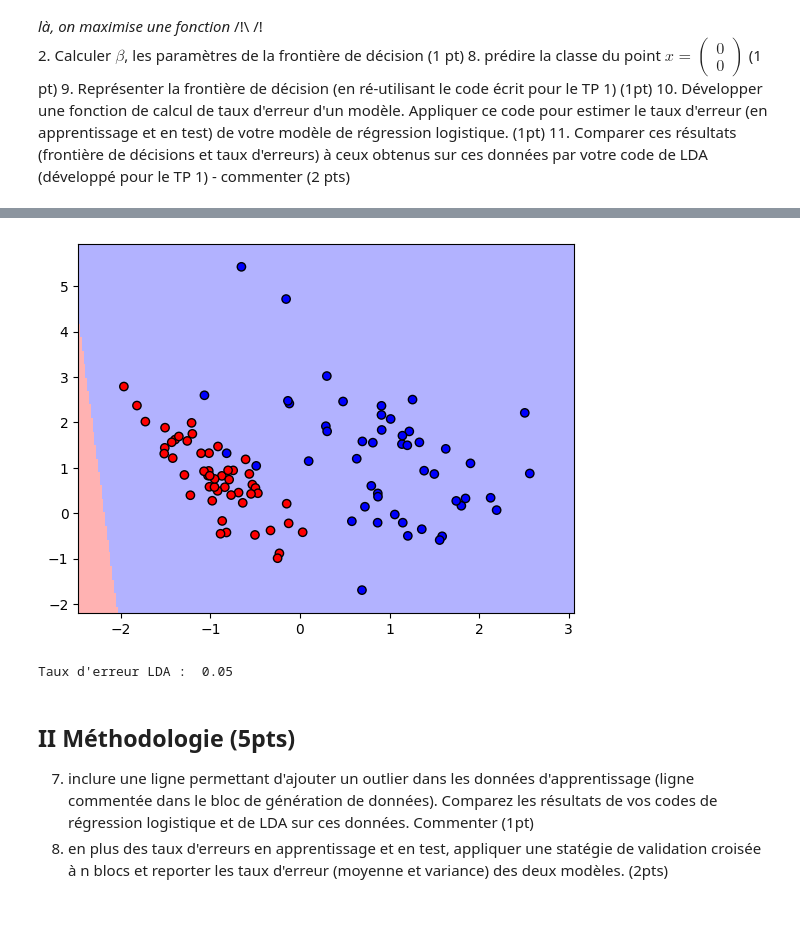
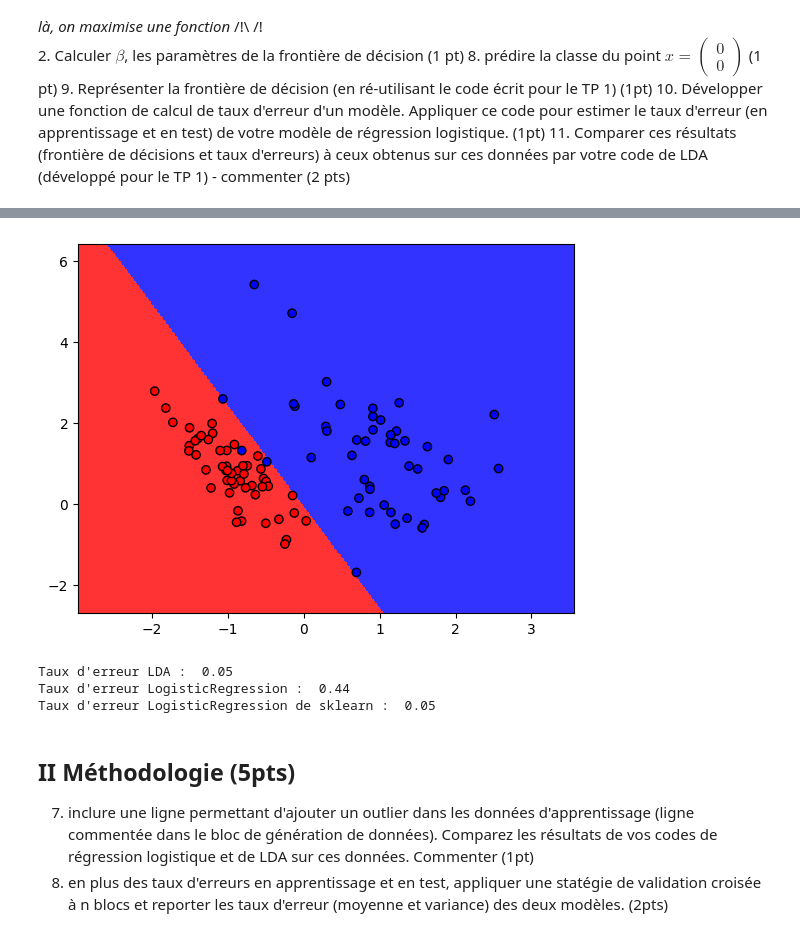
Before and after one commit to hiririri/Project_IntroML, a Jupyter notebook: Proj_IntroML_2023.ipynb, the cells around one changed output, grey strips where cells are left out. Drawn from its saved outputs; the diff is of its cells as text; code cells hidden in the pictures.

```diff
--- a/Proj_IntroML_2023.ipynb
+++ b/Proj_IntroML_2023.ipynb
@@ -65,7 +65,7 @@ def sigmoid(beta, x):
   return 1/(1+np.exp(-np.dot(x,beta)))
 # %%
 # descente de gradient
-def gradient_descent(Xb, y_train, eta=1e-3, itermax=10000, epsilon=1e-10):
+def gradient_descent(Xb, y_train, eta=1e-3, itermax=10000, epsilon=1e-8):
     dim = Xb.shape[1] - 1  # dimension de l'échantillon en enlevant la colonne de 1 (bias)
     beta = np.random.normal(size=(dim+1, 1))
     i = 1
@@ -111,7 +111,7 @@ def gradient_descent(Xb, y_train, eta=1e-3, itermax=10000, epsilon=1e-10):
 
     return beta, loss
 
-beta, loss = gradient_descent(Xb, y_train, eta=1e-3)
+beta, loss = gradient_descent(Xb, y_train)
 print("Paramètre finale : \n", beta)
 plt.plot(loss)
 plt.title("Maximisation de pertes")
@@ -137,25 +137,27 @@ Paramètre finale :
 # %%
 # frontière de décision
 def decision_boundary(beta, X, y):
-    x_min, x_max = X[:, 0].min() - .5, X[:, 0].max() + .5
-    y_min, y_max = X[:, 1].min() - .5, X[:, 1].max() + .5
+    x_min, x_max = X[:, 0].min() - 1, X[:, 0].max() + 1
+    y_min, y_max = X[:, 1].min() - 1, X[:, 1].max() + 1
     h = .02
 
     xlim = np.arange(x_min, x_max, h)
     ylim = np.arange(y_min, y_max, h)
 
     xx, yy = np.meshgrid(xlim, ylim)
 
-    Xtest = np.c_[np.ones((xx.ravel().shape[0], 1)), xx.ravel(), yy.ravel()]
-    ypred = sigmoid(beta, Xtest).reshape(xx.shape)
+    # ajouter une colonne de 1 pour le biais
+    Xtest = np.column_stack((xx.ravel(), yy.ravel(), np.ones(xx.ravel().shape[0])))
+    ypred = sigmoid(beta, Xtest)
+    ypred = ypred.reshape(xx.shape)
 
     figure = plt.figure()
-    plt.pcolormesh(xx, yy, ypred, cmap=cm_bright, shading='auto', alpha=0.3)
+    plt.pcolormesh(xx, yy, ypred, cmap=cm_bright, shading='auto', alpha=0.8)
     plt.scatter(X[:, 0], X[:, 1], c=y, cmap=cm_bright,edgecolors='k')
 
 decision_boundary(beta, X, y)
 # %% [output]
-[figure, old version]
+[figure, new version]
 # %%
 # taux d'erreur
 def error_rate(y,y_pred):
@@ -167,8 +169,22 @@ lda = LinearDiscriminantAnalysis()
 lda.fit(X_train, y_train)
 y_pred_lda = lda.predict(X_test)
 print("Taux d'erreur LDA : ",error_rate(y_test,y_pred_lda))
+
+# comparaison avec le LogisticRegression
+y_pred_log = sigmoid(beta, Xtb)
+y_pred_log = (y_pred_log >= 0.5).astype(int)
+print("Taux d'erreur LogisticRegression : ",error_rate(y_test,y_pred_log))
+
+# comparaison avec le LogisticRegression de sklearn
+from sklearn.linear_model import LogisticRegression
+logreg = LogisticRegression()
+logreg.fit(X_train, y_train)
+y_pred_logreg = logreg.predict(X_test)
+print("Taux d'erreur LogisticRegression de sklearn : ",error_rate(y_test,y_pred_logreg))
 # %% [output]
 Taux d'erreur LDA :  0.05
+Taux d'erreur LogisticRegression :  0.44
+Taux d'erreur LogisticRegression de sklearn :  0.05
 # %% [markdown]
 ## II Méthodologie (5pts)
 
```
Also changed, not shown: parts of 1 cell of this notebook.
